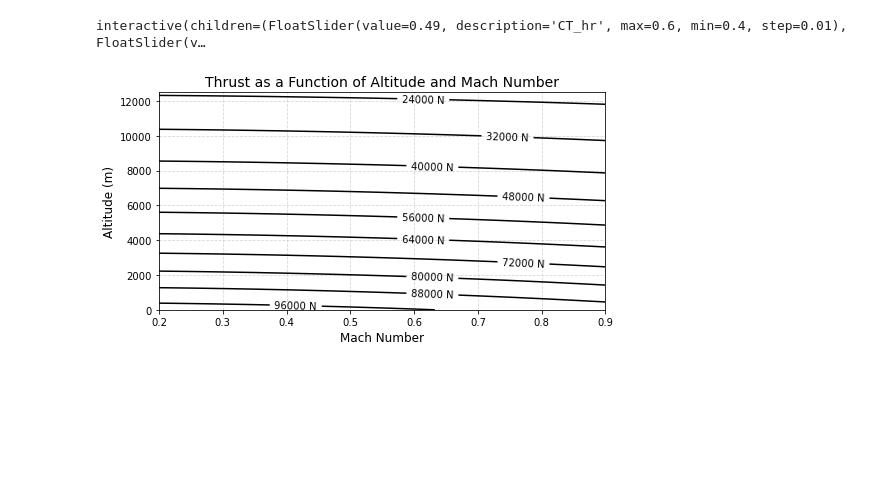
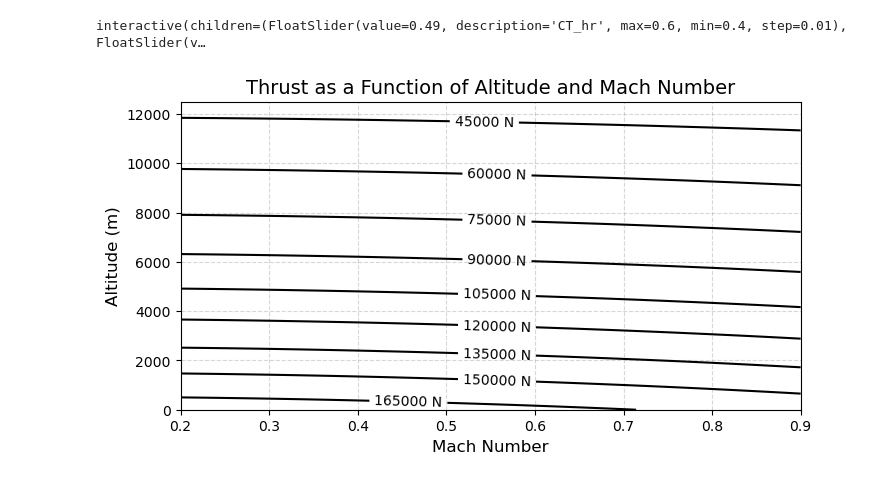
Before and after one commit to AntoineVanHoye/integrated_project, a Jupyter notebook: thrust.ipynb, the cells around one changed output. Saved outputs shown, nothing was run; the diff lists cells and outputs as text; code cells hidden in the pictures; blank space fills up the shorter version.

```diff
--- a/thrust.ipynb
+++ b/thrust.ipynb
@@ -7,7 +7,7 @@ rho0 = 1.225  # Sea level air density (kg/m^3)
 h = [0, 3000, 12500, 0]  # Altitudes in meters (takeoff, climb, cruise, landing)
 Cd0 = 0.021  # Parasitic drag coefficient
 delta = 0.005  # Induced drag correction factor
-AR = 1.5 # Effective  Aspect ratio
+AR = 4.5 # Effective  Aspect ratio
 CL = [1, 0.5, 0.261, 1.7]  # Adjusted Lift coefficients for phases (lower landing CL)
 S = 204.41   # Wing area (m^2)
 W = 471511.32  # Aircraft weight (N)
@@ -297,13 +379,13 @@ Landing: 60456.68 N (total for 2 engines)
 import matplotlib.pyplot as plt
 import math
 import numpy as np
-# A little bit of problem with the T/W
+
 # Constants
 rho_sl = 1.225  # Air density at sea level (kg/m³)
 g = 9.81  # Gravitational acceleration (m/s²)
 
 # Inputs
-wing_area = S  # Wing area (m²)
+wing_area = 182.56  # Wing area (m²)
 Cl = [1, 0.6, 0.261, 1.5]  # CL for takeoff, climb, cruise, landing
 Cd = [0.23, 0.10, 0.03, 0.30]  # CD for takeoff, climb, cruise, landing
 gamma_climb = 3  # Climb angle in degrees
@@ -366,7 +448,8 @@ for mission, data in missions.items():
             T = 0.37 * W  # More realistic takeoff T/W ratio
         elif phase == "Climb":
             T_drag = thrust_required(Cd[i], q, wing_area)
-            T = T_drag + climb_thrust(W, gamma_climb)
+            T_climb = climb_thrust(W, gamma_climb)
+            T = max(T_drag, T_climb)  # Choose the dominant factor
         else:
             T = thrust_required(Cd[i], q, wing_area)
 
@@ -601,7 +686,7 @@ import matplotlib.pyplot as plt
 
 # Constants
 rho_sl = 1.225  # Air density at sea level (kg/m^3)
-T_sl = 100000   # Sea-level thrust (N) for the engine
+T_sl = 173868.15   # Sea-level thrust (N) for the engine
 gamma = 1.4     # Ratio of specific heats for air
 R = 287.05      # Specific gas constant for air (J/kg·K)
 T0 = 288.15     # Sea-level standard temperature (K)
@@ -623,34 +708,34 @@ def air_density(altitude):
         T = T0 - L * 11000
         P = P0 * (1 - L * 11000 / T0) ** (g / (R * L)) * np.exp(-g * (altitude - 11000) / (R * T))
         rho = P / (R * T)
     return rho
 
 # Function to calculate thrust lapse with altitude and Mach
 def thrust_lapse(altitude, mach):
     rho = air_density(altitude)
     thrust = T_sl * (rho / rho_sl) * (1 - 0.1 * mach**2)  # Simplified thrust lapse model
     return max(thrust, 0)  # Thrust cannot be negative
 
 # Calculate thrust over altitude and Mach grid
 thrust_values = np.zeros((len(altitudes), len(mach_numbers)))
 
 for i, alt in enumerate(altitudes):
     for j, mach in enumerate(mach_numbers):
         thrust_values[i, j] = thrust_lapse(alt, mach)
 
 # Plot the contour plot
 X, Y = np.meshgrid(mach_numbers, altitudes)
 
 plt.figure(figsize=(8, 4))
 cp = plt.contour(X, Y, thrust_values, levels=10, colors='black', linestyles='solid')
 plt.clabel(cp, inline=True, fontsize=10, fmt="%.0f N")  #  labels to contours
 plt.title("Thrust as a Function of Altitude and Mach Number", fontsize=14)
 plt.xlabel("Mach Number", fontsize=12)
 plt.ylabel("Altitude (m)", fontsize=12)
 plt.grid(True, linestyle='--', alpha=0.5)
 plt.show()
 # %% [output]
-[figure, old version]
+[figure, new version]
 # %%
 import numpy as np
 import matplotlib.pyplot as plt
```
Also changed, not shown: parts of 10 cells of this notebook.
